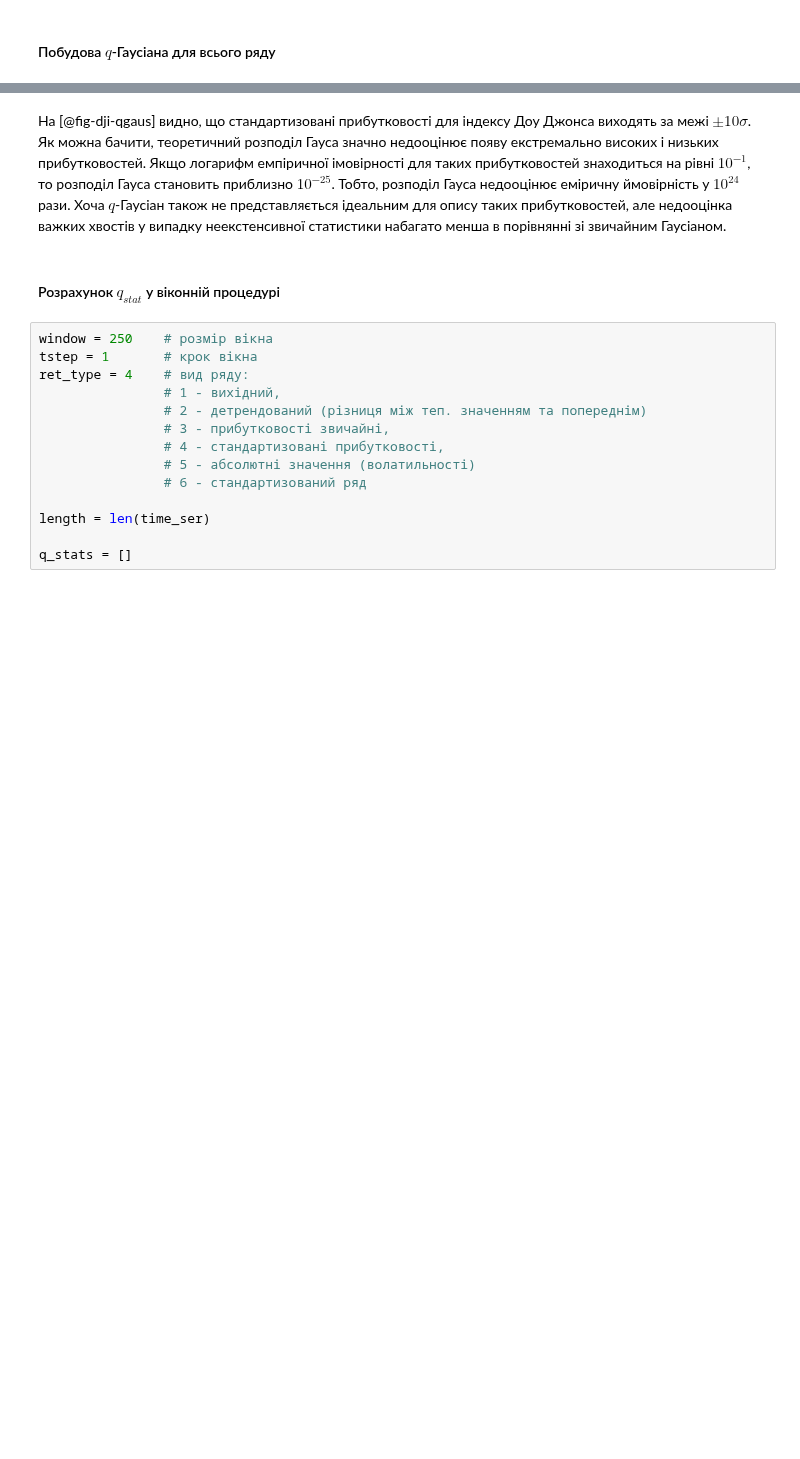
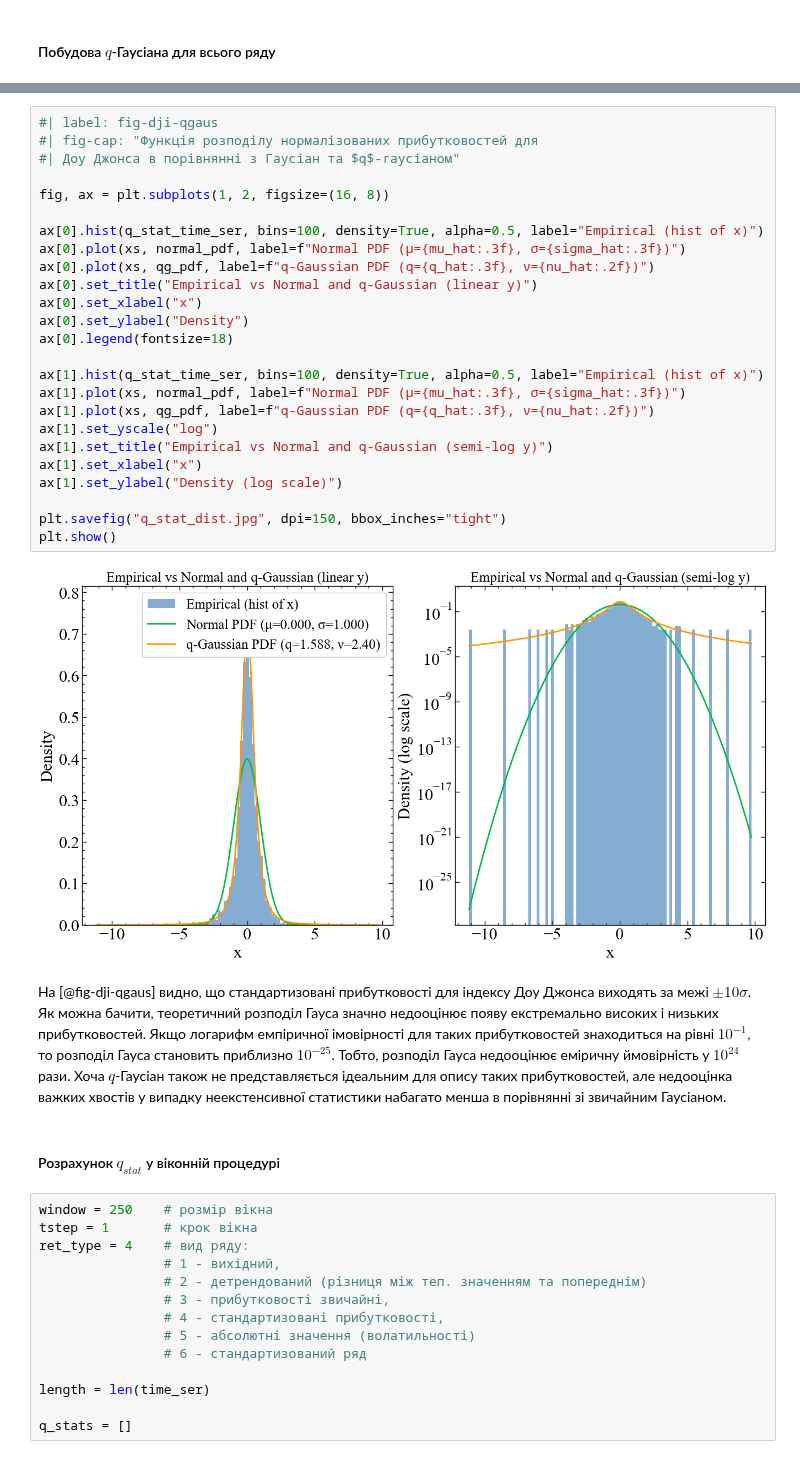
Before and after one commit to Butman2099/Complex-systems-book, a Jupyter notebook: lab_10.ipynb, the cells around one changed output, grey strips where cells are left out. Drawn from its saved outputs; the diff is of its cells as text; blank space fills up the shorter version.

```diff
--- a/lab_10.ipynb
+++ b/lab_10.ipynb
@@ -387,3 +492,30 @@ plt.show();
+# %%
+#| label: fig-dji-qgaus
+#| fig-cap: "Функція розподілу нормалізованих прибутковостей для
+#| Доу Джонса в порівнянні з Гаусіан та $q$-гаусіаном"
+
+fig, ax = plt.subplots(1, 2, figsize=(16, 8))
+
+ax[0].hist(q_stat_time_ser, bins=100, density=True, alpha=0.5, label="Empirical (hist of x)")
+ax[0].plot(xs, normal_pdf, label=f"Normal PDF (μ={mu_hat:.3f}, σ={sigma_hat:.3f})")
+ax[0].plot(xs, qg_pdf, label=f"q‑Gaussian PDF (q={q_hat:.3f}, ν={nu_hat:.2f})")
+ax[0].set_title("Empirical vs Normal and q‑Gaussian (linear y)")
+ax[0].set_xlabel("x")
+ax[0].set_ylabel("Density")
+ax[0].legend(fontsize=18)
+
+ax[1].hist(q_stat_time_ser, bins=100, density=True, alpha=0.5, label="Empirical (hist of x)")
+ax[1].plot(xs, normal_pdf, label=f"Normal PDF (μ={mu_hat:.3f}, σ={sigma_hat:.3f})")
+ax[1].plot(xs, qg_pdf, label=f"q‑Gaussian PDF (q={q_hat:.3f}, ν={nu_hat:.2f})")
+ax[1].set_yscale("log")
+ax[1].set_title("Empirical vs Normal and q‑Gaussian (semi‑log y)")
+ax[1].set_xlabel("x")
+ax[1].set_ylabel("Density (log scale)")
+
+plt.savefig("q_stat_dist.jpg", dpi=150, bbox_inches="tight")
+plt.show()
+# %% [output]
+[figure, added]
 # %% [markdown]
 На [@fig-dji-qgaus] видно, що стандартизовані прибутковості для індексу Доу Джонса виходять за межі $\pm 10\sigma$. Як можна бачити, теоретичний розподіл Гауса значно недооцінює появу екстремально високих і низьких прибутковостей. Якщо логарифм емпіричної імовірності для таких прибутковостей знаходиться на рівні $10^{-1}$, то розподіл Гауса становить приблизно $10^{-25}$. Тобто, розподіл Гауса недооцінює еміричну ймовірність у $10^{24}$ рази. Хоча $q$-Гаусіан також не представляється ідеальним для опису таких прибутковостей, але недооцінка важких хвостів у випадку неекстенсивної статистики набагато менша в порівнянні зі звичайним Гаусіаном.
 # %% [markdown]
```
Also changed, not shown: parts of 23 cells of this notebook, 24 other files.
